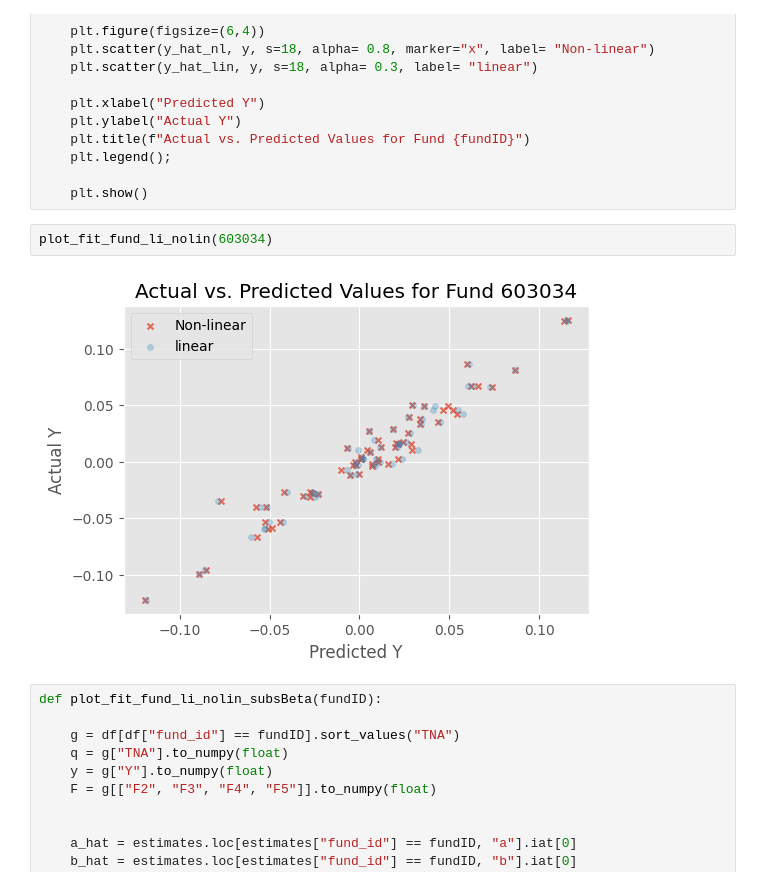
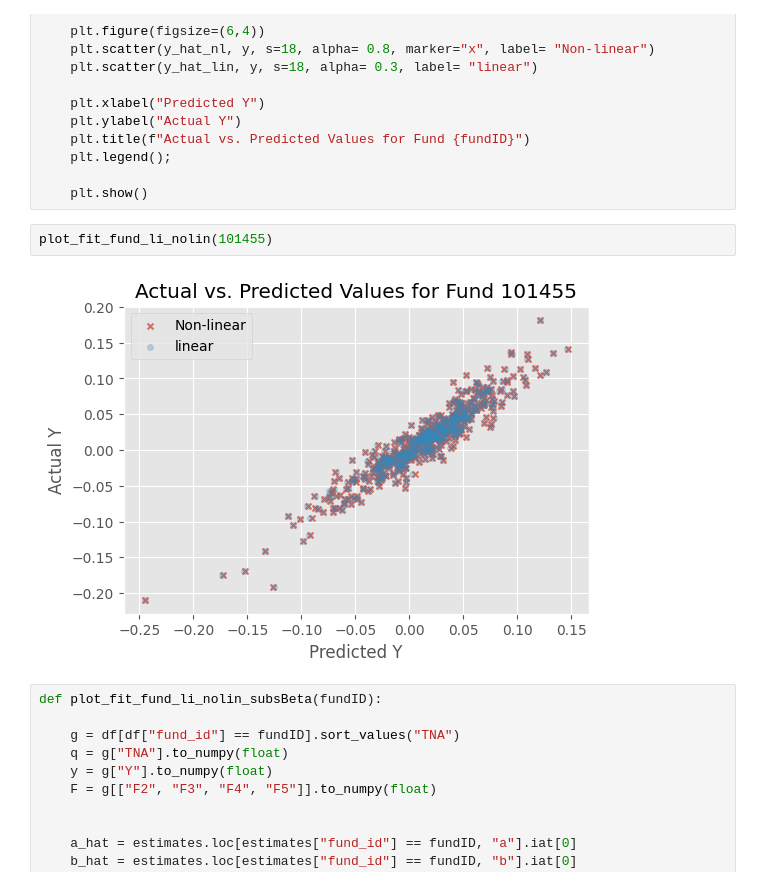
Before and after one commit to DavidSandovalRodriguez/Fund-Kink-Smoothing, a Jupyter notebook: WorkingNotebook.ipynb, the cells around one changed output. Drawn from its saved outputs; the diff is of its cells as text.

```diff
--- a/WorkingNotebook.ipynb
+++ b/WorkingNotebook.ipynb
@@ -465,9 +465,9 @@ def plot_fit_fund_li_nolin(fundID):
 
     plt.show()
 # %%
-plot_fit_fund_li_nolin(603034)
+plot_fit_fund_li_nolin(101455)
 # %% [output]
-[figure, old version]
+[figure, new version]
 # %%
 def plot_fit_fund_li_nolin_subsBeta(fundID):
 
```
Also changed, not shown: parts of 20 cells of this notebook, 1 other file.
